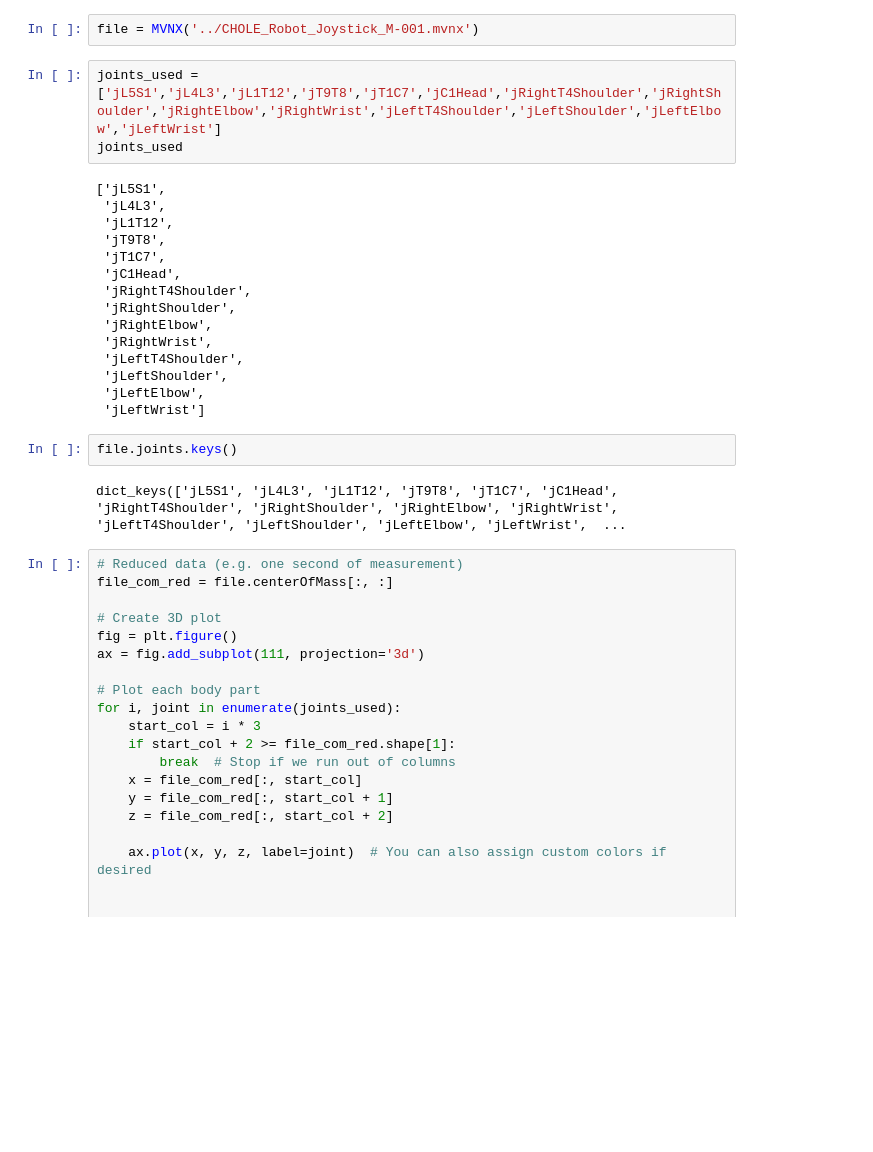
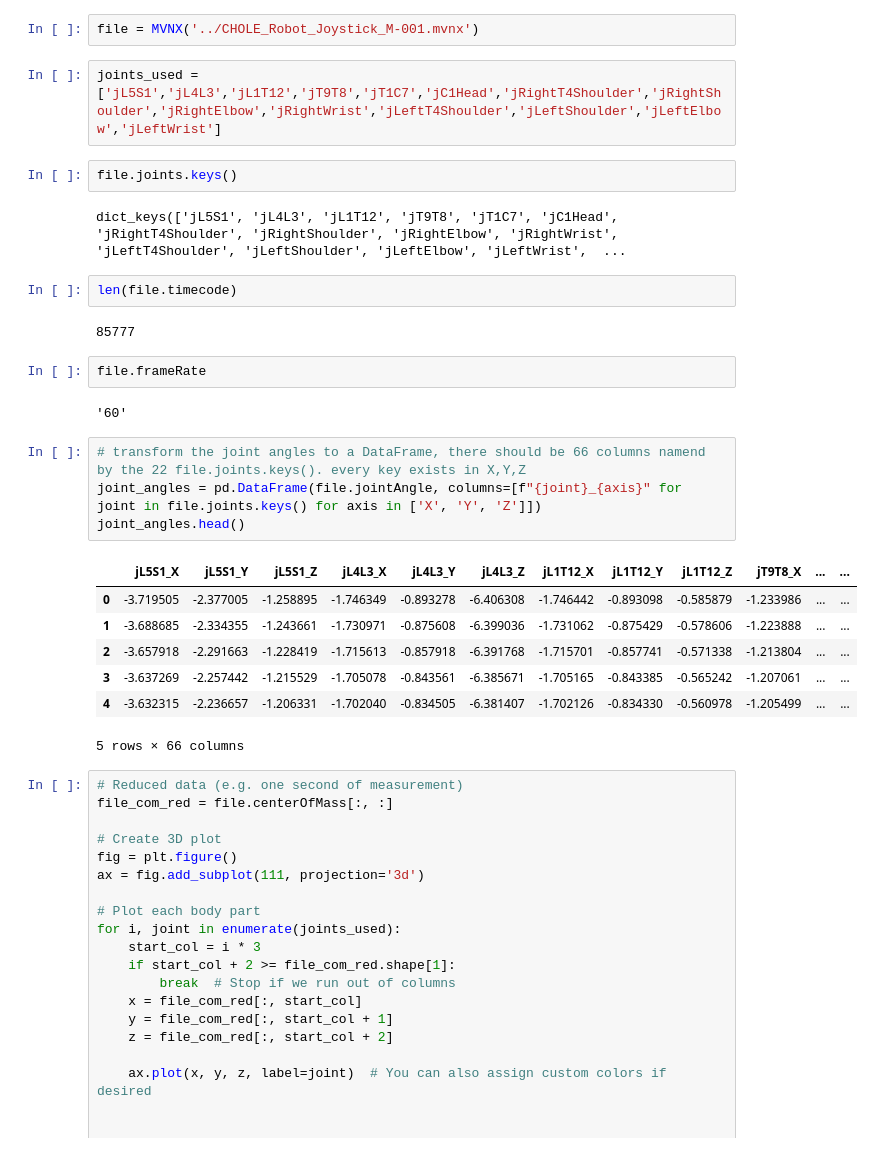
Before and after one commit to jakobreinhardt/motion-data-analysis, a Jupyter notebook: xsense.ipynb, the cells around one changed output. Cells and saved outputs as stored; diff of their text form; blank space fills up the shorter version.

```diff
--- a/xsense.ipynb
+++ b/xsense.ipynb
@@ -11,26 +11,30 @@ import numpy as np
 file = MVNX('../CHOLE_Robot_Joystick_M-001.mvnx')
 # %%
 joints_used = ['jL5S1','jL4L3','jL1T12','jT9T8','jT1C7','jC1Head','jRightT4Shoulder','jRightShoulder','jRightElbow','jRightWrist','jLeftT4Shoulder','jLeftShoulder','jLeftElbow','jLeftWrist']
-joints_used
-# %% [output]
-['jL5S1',
- 'jL4L3',
- 'jL1T12',
- 'jT9T8',
- 'jT1C7',
- 'jC1Head',
- 'jRightT4Shoulder',
- 'jRightShoulder',
- 'jRightElbow',
- 'jRightWrist',
- 'jLeftT4Shoulder',
- 'jLeftShoulder',
- 'jLeftElbow',
- 'jLeftWrist']
 # %%
 file.joints.keys()
 # %% [output]
 dict_keys(['jL5S1', 'jL4L3', 'jL1T12', 'jT9T8', 'jT1C7', 'jC1Head', 'jRightT4Shoulder', 'jRightShoulder', 'jRightElbow', 'jRightWrist', 'jLeftT4Shoulder', 'jLeftShoulder', 'jLeftElbow', 'jLeftWrist',  ...
+# %%
+len(file.timecode)
+# %% [output]
+85777
+# %%
+file.frameRate
+# %% [output]
+'60'
+# %%
+# transform the joint angles to a DataFrame, there should be 66 columns namend by the 22 file.joints.keys(). every key exists in X,Y,Z
+joint_angles = pd.DataFrame(file.jointAngle, columns=[f"{joint}_{axis}" for joint in file.joints.keys() for axis in ['X', 'Y', 'Z']])
+joint_angles.head()
+# %% [output]
+|  | jL5S1_X | jL5S1_Y | jL5S1_Z | jL4L3_X | jL4L3_Y | jL4L3_Z | jL1T12_X | jL1T12_Y | jL1T12_Z | jT9T8_X | ... | ... |
+| 0 | -3.719505 | -2.377005 | -1.258895 | -1.746349 | -0.893278 | -6.406308 | -1.746442 | -0.893098 | -0.585879 | -1.233986 | ... | ... |
+| 1 | -3.688685 | -2.334355 | -1.243661 | -1.730971 | -0.875608 | -6.399036 | -1.731062 | -0.875429 | -0.578606 | -1.223888 | ... | ... |
+| 2 | -3.657918 | -2.291663 | -1.228419 | -1.715613 | -0.857918 | -6.391768 | -1.715701 | -0.857741 | -0.571338 | -1.213804 | ... | ... |
+| 3 | -3.637269 | -2.257442 | -1.215529 | -1.705078 | -0.843561 | -6.385671 | -1.705165 | -0.843385 | -0.565242 | -1.207061 | ... | ... |
+| 4 | -3.632315 | -2.236657 | -1.206331 | -1.702040 | -0.834505 | -6.381407 | -1.702126 | -0.834330 | -0.560978 | -1.205499 | ... | ... |
+5 rows × 66 columns
 # %%
 # Reduced data (e.g. one second of measurement)
 file_com_red = file.centerOfMass[:, :]
```
Also changed, not shown: 5 other files.
